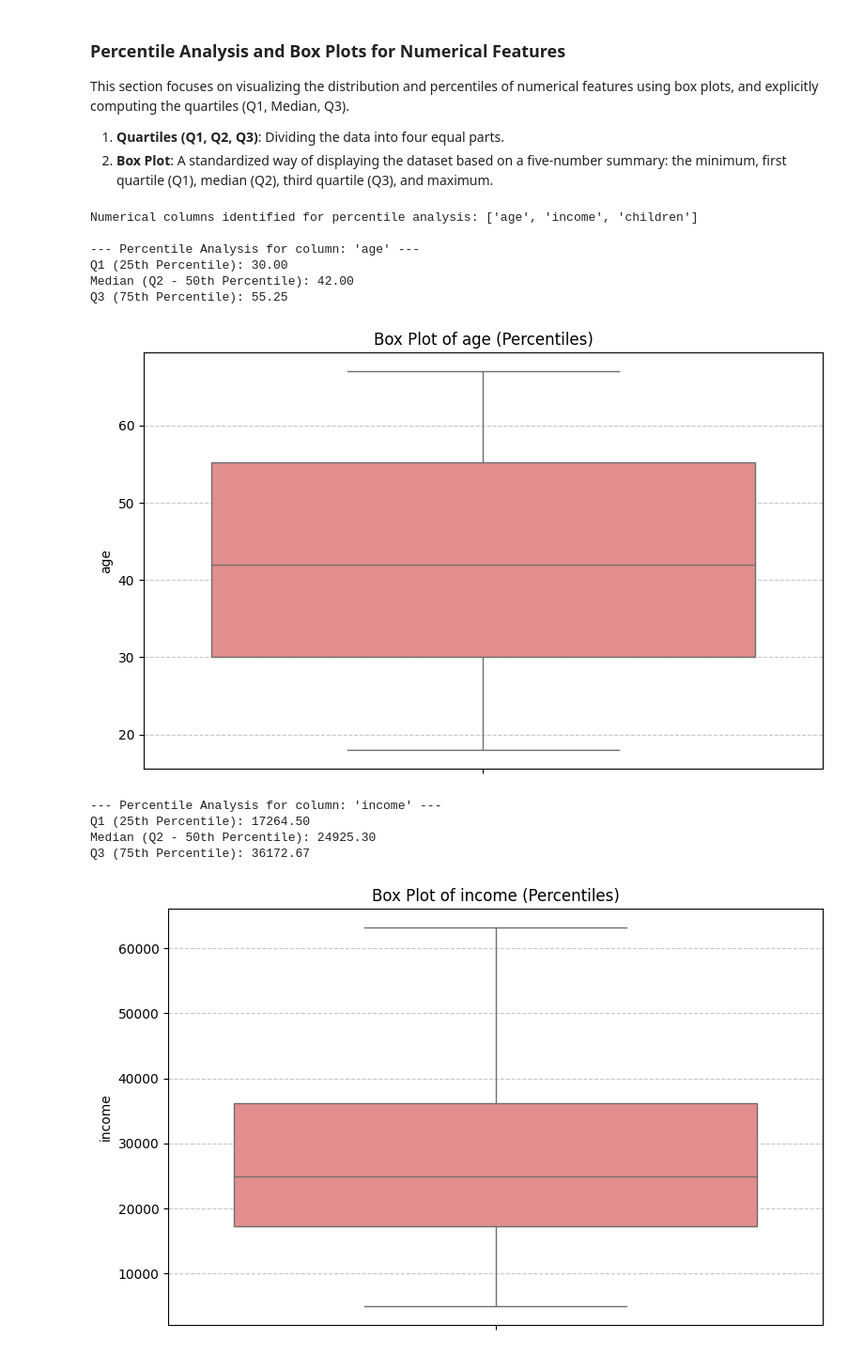
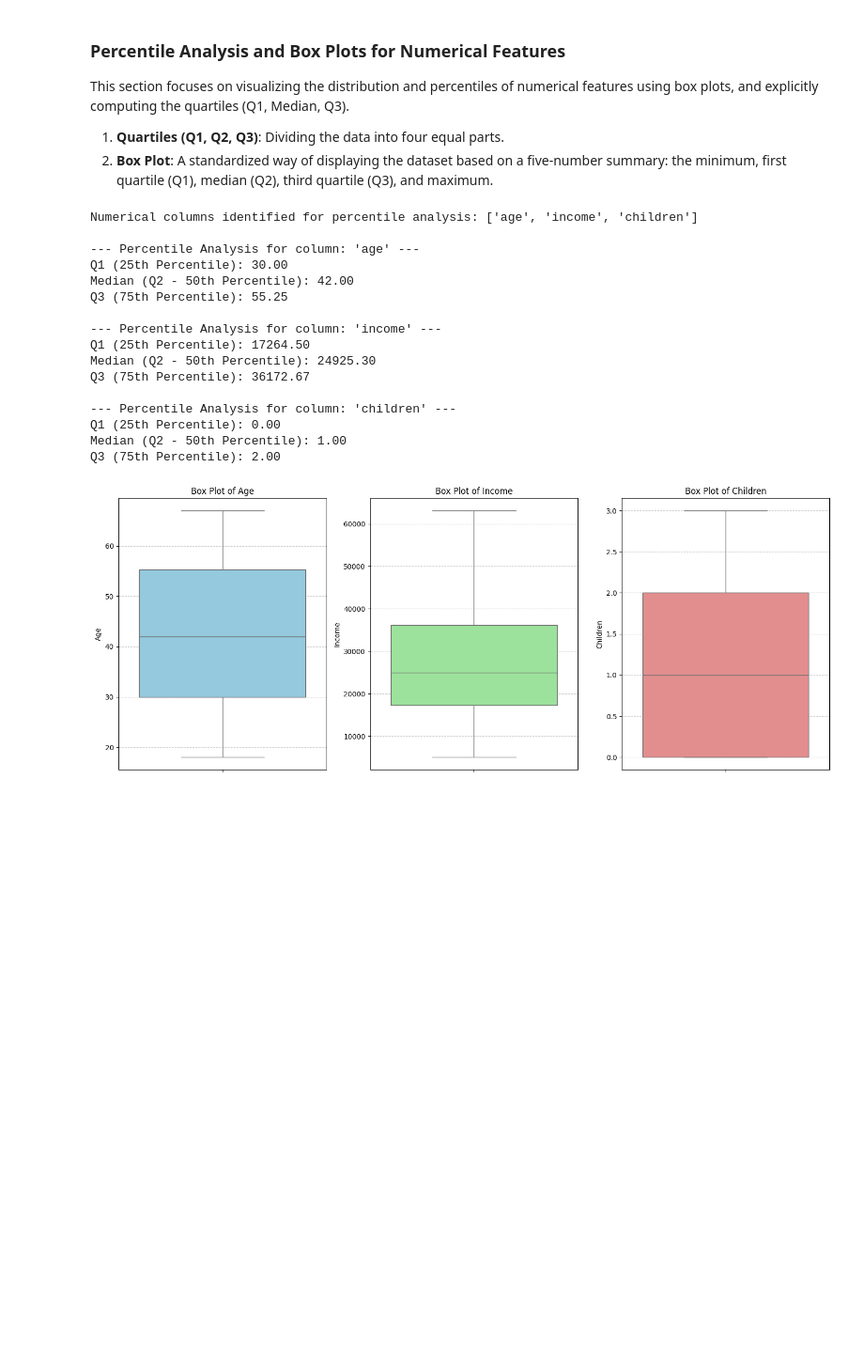
Before and after one commit to matteogolfarelli/DataCentricAI, a Jupyter notebook: Data Understanding/Statistical_Summary - Univariate.ipynb, the cells around one changed output. Shown at 94% size. Saved outputs shown, nothing was run; the diff lists cells and outputs as text; code cells hidden in the pictures; blank space fills up the shorter version.

```diff
--- a/Data Understanding/Statistical_Summary - Univariate.ipynb
+++ b/Data Understanding/Statistical_Summary - Univariate.ipynb
@@ -188,8 +191,13 @@ import seaborn as sns
 
 # Identify numerical columns
 numerical_cols = df.select_dtypes(include=np.number).columns
+target_col = 'pep'
 
 print(f"Numerical columns identified: {list(numerical_cols)}")
+print(f"Target class for stacking: {target_col}")
+
+# Define custom red and blue color palette
+custom_palette = ['#1f77b4', '#d62728']
 
 for col in numerical_cols:
     print(f"\n--- Analysis for column: '{col}' ---")
@@ -237,12 +245,12 @@ for col in numerical_cols:
     missing_values = df[col].isnull().sum()
     print(f"Number of Missing Values: {missing_values}")
 
-    # Plot data distribution (Histogram)
+    # Plot stacked histogram by target class 'pep' with red and blue palette
     plt.figure(figsize=(8, 5))
-    sns.histplot(df[col], kde=True, bins=30, color='skyblue')
-    plt.title(f'Distribution of {col}')
+    sns.histplot(data=df, x=col, hue=target_col, multiple='stack', kde=True, bins=30, palette=custom_palette)
+    plt.title(f'Stacked Distribution of {col} by {target_col}')
     plt.xlabel(col)
-    plt.ylabel('Frequency')
+    plt.ylabel('Count')
     plt.tight_layout()
     plt.show()
 # %% [output]
@@ -297,43 +306,63 @@ This section focuses on visualizing the distribution and percentiles of numerica
 # %%
 import numpy as np
 import matplotlib.pyplot as plt
 import seaborn as sns
 
 # Identify numerical columns
 numerical_cols = df.select_dtypes(include=np.number).columns
 
 print(f"Numerical columns identified for percentile analysis: {list(numerical_cols)}")
 
 for col in numerical_cols:
     print(f"\n--- Percentile Analysis for column: '{col}' ---")
 
     # Calculate Quartiles
     Q1 = df[col].quantile(0.25)
     Q2 = df[col].median() # Median is Q2
     Q3 = df[col].quantile(0.75)
 
     print(f"Q1 (25th Percentile): {Q1:.2f}")
     print(f"Median (Q2 - 50th Percentile): {Q2:.2f}")
     print(f"Q3 (75th Percentile): {Q3:.2f}")
 
-    # Generate Box Plot
-    plt.figure(figsize=(8, 5))
-    sns.boxplot(y=df[col], color='lightcoral')
-    plt.title(f'Box Plot of {col} (Percentiles)')
-    plt.ylabel(col)
-    plt.grid(axis='y', linestyle='--', alpha=0.7)
-    plt.tight_layout()
-    plt.show()
+    # Create a single figure with 3 side-by-side subplots
+fig, axes = plt.subplots(1, 3, figsize=(15, 6))
+
+# Box Plot for age
+sns.boxplot(y=df['age'], color='skyblue', ax=axes[0])
+axes[0].set_title('Box Plot of Age')
+axes[0].set_ylabel('Age')
+axes[0].grid(axis='y', linestyle='--', alpha=0.7)
+
+# Box Plot for income
+sns.boxplot(y=df['income'], color='lightgreen', ax=axes[1])
+axes[1].set_title('Box Plot of Income')
+axes[1].set_ylabel('Income')
+axes[1].grid(axis='y', linestyle='--', alpha=0.7)
+
+# Box Plot for children
+sns.boxplot(y=df['children'], color='lightcoral', ax=axes[2])
+axes[2].set_title('Box Plot of Children')
+axes[2].set_ylabel('Children')
+axes[2].grid(axis='y', linestyle='--', alpha=0.7)
+
+plt.tight_layout()
+plt.show()
 # %% [output]
 Numerical columns identified for percentile analysis: ['age', 'income', 'children']
 
 --- Percentile Analysis for column: 'age' ---
 Q1 (25th Percentile): 30.00
 Median (Q2 - 50th Percentile): 42.00
 Q3 (75th Percentile): 55.25
+
+--- Percentile Analysis for column: 'income' ---
+Q1 (25th Percentile): 17264.50
+Median (Q2 - 50th Percentile): 24925.30
+Q3 (75th Percentile): 36172.67
+
+--- Percentile Analysis for column: 'children' ---
+Q1 (25th Percentile): 0.00
+Median (Q2 - 50th Percentile): 1.00
+Q3 (75th Percentile): 2.00
-[figure, old version]
+[figure, new version]
---- Percentile Analysis for column: 'income' ---
-Q1 (25th Percentile): 17264.50
-Median (Q2 - 50th Percentile): 24925.30
-Q3 (75th Percentile): 36172.67
-[figure, removed]
```
Also changed, not shown: parts of 3 cells of this notebook.
